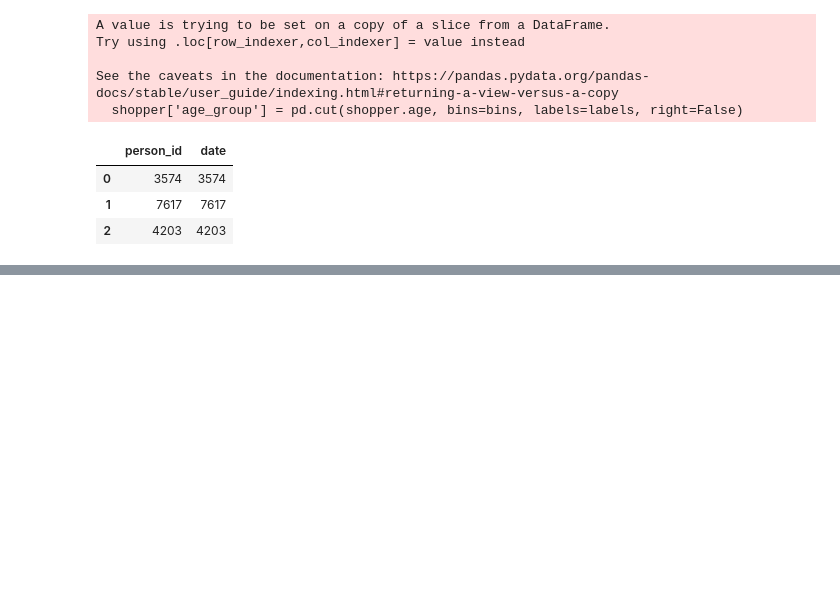
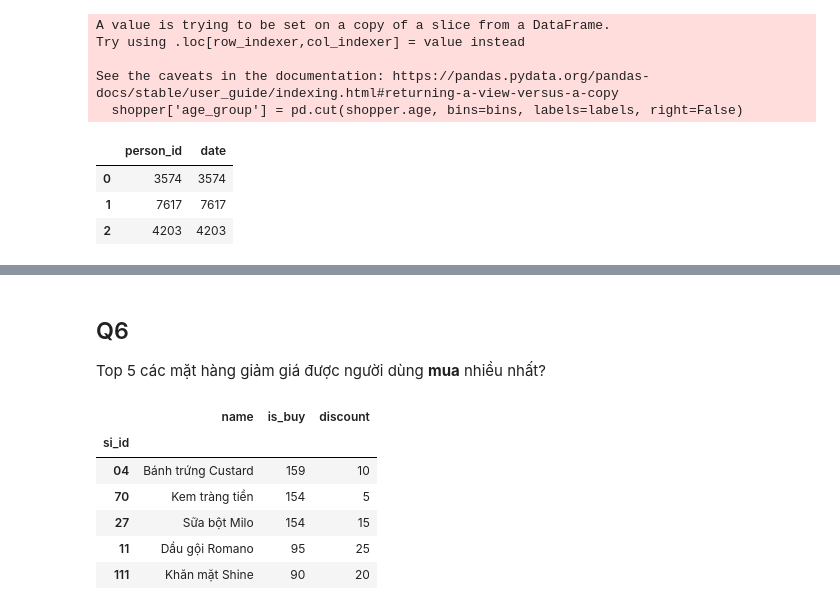
Before and after one commit to tranttha/ftu_ds_comp, a Jupyter notebook: EDA_cleaning.ipynb, the cells around one changed output, grey strips where cells are left out. Drawn from its saved outputs; the diff is of its cells as text; code cells hidden in the pictures; blank space fills up the shorter version.

```diff
--- a/EDA_cleaning.ipynb
+++ b/EDA_cleaning.ipynb
@@ -332,0 +358,12 @@ memory usage: 1.1+ MB
+# %%
+i_i['is_buy'] = (
+    (i_i['returning_item'] == False) &
+    (i_i['taking_item_out_of_bag'] == False) &
+    (
+        (i_i['putting_item_into_bag_in_the_2nd_time'] == True) |
+        (
+            (i_i['putting_item_into_bag_in_the_2nd_time'] != True) &
+            (i_i['putting_item_into_bag'] == True)
+        )
+    )
+).astype(bool)
@@ -480,0 +558,14 @@ See the caveats in the documentation: https://pandas.pydata.org/pandas-docs/stab
+# %% [markdown]
+## Q6
+Top 5 các mặt hàng giảm giá được người dùng **mua** nhiều nhất?
+# %%
+result6=pd.merge(left=i_i.groupby('si_id')['is_buy'].sum().sort_values(ascending=False), right=df_item, how='left',on='si_id').sort_values(by='is_buy', ascending=False)
+result6[result6['discount'] > 0].sort_values(by='is_buy',ascending=False)[['name','si_id', 'is_buy','discount']].set_index('si_id').head(5)
+# %% [output]
+|  | name | is_buy | discount |
+| si_id |  |  |  |
+| 04 | Bánh trứng Custard | 159 | 10 |
+| 70 | Kem tràng tiền | 154 | 5 |
+| 27 | Sữa bột Milo | 154 | 15 |
+| 11 | Dầu gội Romano | 95 | 25 |
+| 111 | Khăn mặt Shine | 90 | 20 |
```
Also changed, not shown: parts of 33 cells of this notebook, 2 other files.
